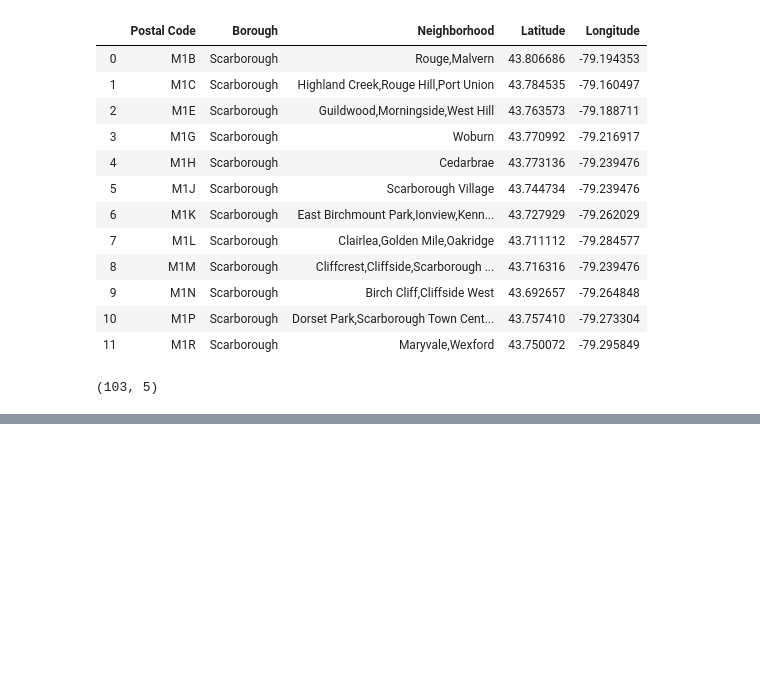
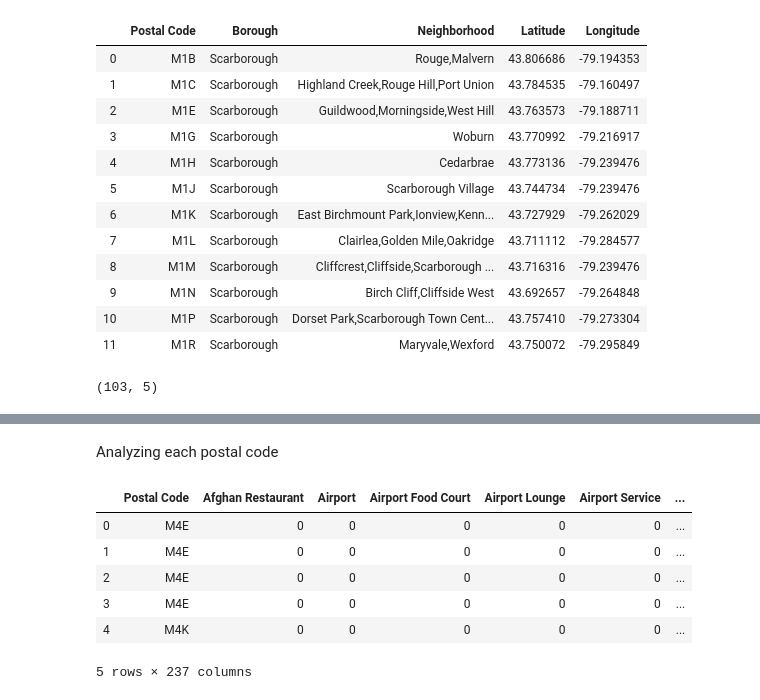
Before and after one commit to VaahtioTiina/Capstone-Sport-Facilities-in-Amsterdam, a Jupyter notebook: Python Capstone Toronto Neighborhoods 20191229.ipynb, the cells around one changed output, grey strips where cells are left out. Cells and saved outputs as stored; diff of their text form; code cells hidden in the pictures; blank space fills up the shorter version.

```diff
--- a/Python Capstone Toronto Neighborhoods 20191229.ipynb
+++ b/Python Capstone Toronto Neighborhoods 20191229.ipynb
@@ -89,0 +242,22 @@ df_toronto_geo.shape
+# %% [markdown]
+Analyzing each postal code
+# %%
+# one hot encoding
+toronto_onehot = pd.get_dummies(toronto_venues[['Venue Category']], prefix="", prefix_sep="")
+
+# add neighborhood column back to dataframe
+toronto_onehot['Postal Code'] = toronto_venues['Postal Code']
+
+# move neighborhood column to the first column
+fixed_columns = [toronto_onehot.columns[-1]] + list(toronto_onehot.columns[:-1])
+toronto_onehot = toronto_onehot[fixed_columns]
+
+toronto_onehot.head()
+# %% [output]
+|  | Postal Code | Afghan Restaurant | Airport | Airport Food Court | Airport Lounge | Airport Service | ... |
+| 0 | M4E | 0 | 0 | 0 | 0 | 0 | ... |
+| 1 | M4E | 0 | 0 | 0 | 0 | 0 | ... |
+| 2 | M4E | 0 | 0 | 0 | 0 | 0 | ... |
+| 3 | M4E | 0 | 0 | 0 | 0 | 0 | ... |
+| 4 | M4K | 0 | 0 | 0 | 0 | 0 | ... |
+5 rows × 237 columns
```
Also changed, not shown: parts of 22 cells of this notebook.
